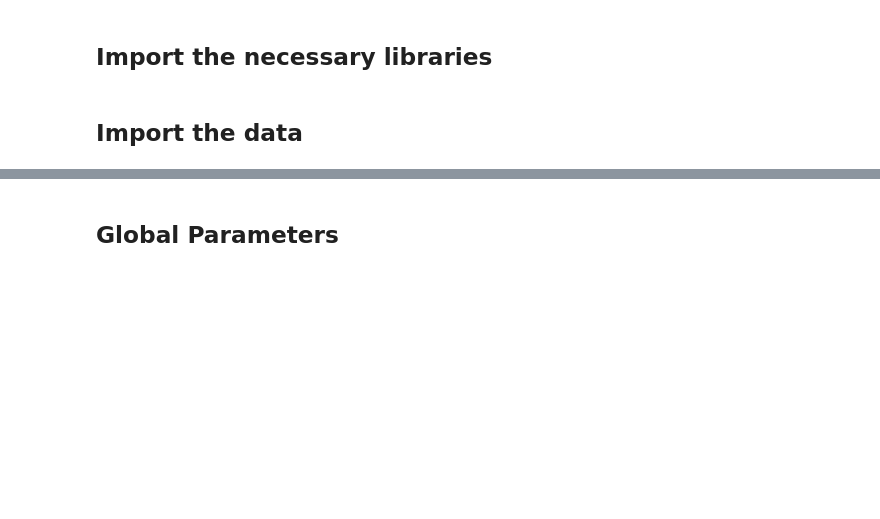
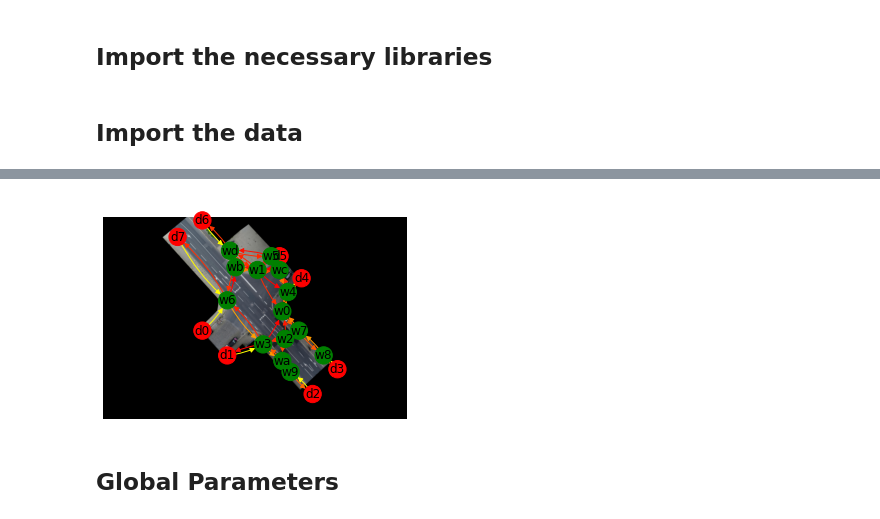
Before and after one commit to gitBram/vru_path_prediction, a Jupyter notebook: prediction_evaluation.ipynb, the cells around one changed output, grey strips where cells are left out. Saved outputs shown, nothing was run; the diff lists cells and outputs as text; code cells hidden in the pictures; blank space fills up the shorter version.

```diff
--- a/prediction_evaluation.ipynb
+++ b/prediction_evaluation.ipynb
@@ -34,0 +61,25 @@ scene_data.load_ind(root_datasets, 11)
+# %%
+def __return_waypoints_ind():
+    d = np.array([
+    [ 65, -36],
+    [ 56, -21],
+    [ 66, -46],
+    [ 58, -48],
+    [ 67, -29],
+    [ 61, -16],
+    [ 45, -32],
+    [ 71, -43],
+    [ 80, -52],
+    [ 68, -58],
+    [ 65, -54],
+    [ 48, -20],
+    [ 64, -21],
+    [ 46, -14]])
+    return d
+
+interest_points = __return_waypoints_ind()
+
+g = Graph.from_matrices(interest_points, scene_data.destination_matrix, 4, .05)
+
+df_signals = scene_data.df_to_lst_realxy_mats()
+g.analyse_multiple_full_signals(df_signals, add_to_trams_mat=True)
@@ -35,2 +104,8 @@ scene_data.load_ind(root_datasets, 11)
+# %%
+my_graph = g.create_graph(.05)
+g.recalculate_trans_mat_dependencies()
+g.visualize_graph(my_graph, 'data/images/graphs/graph_with_image.png', scene_loader = scene_data)
+# %% [output]
+[figure, added]
 # %% [markdown]
 ## Global Parameters
```
Also changed, not shown: parts of 28 cells of this notebook, 9 other files.
